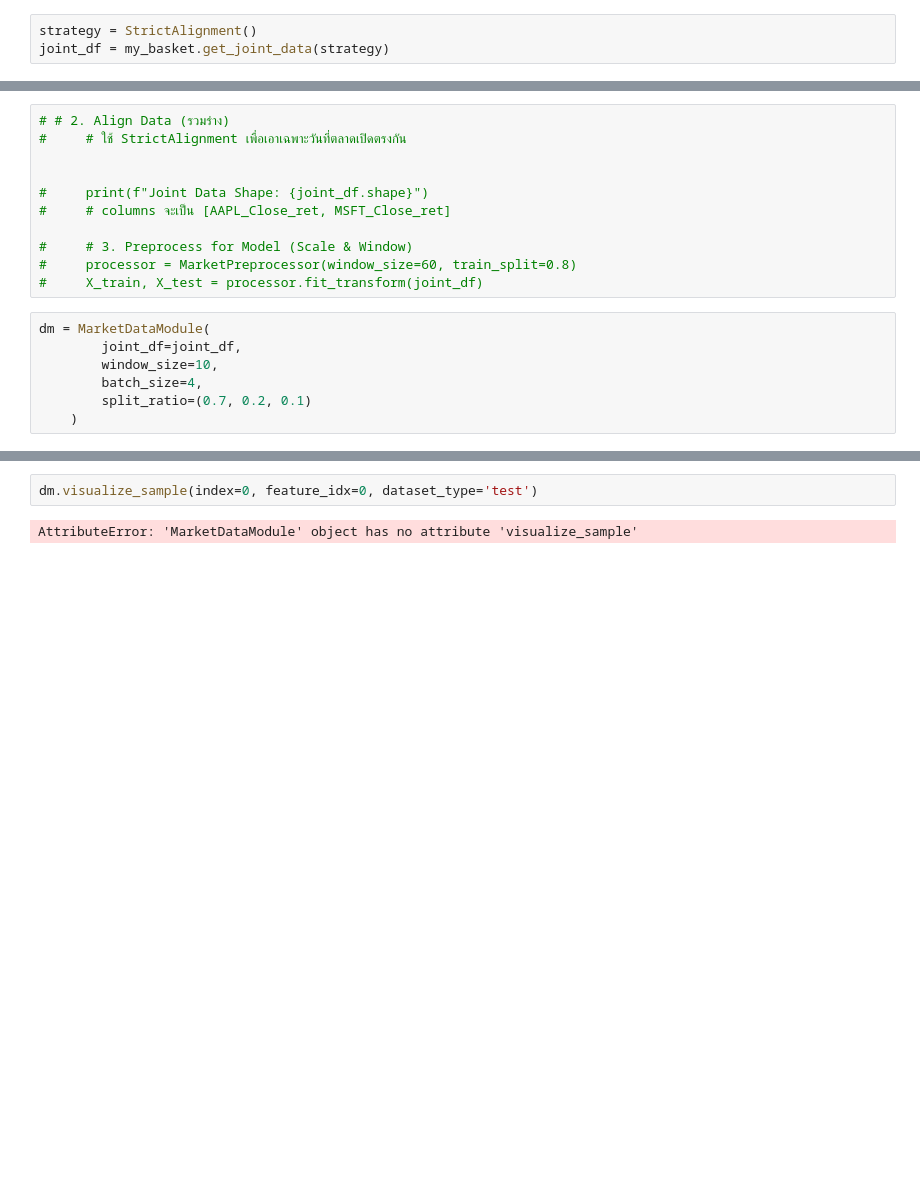
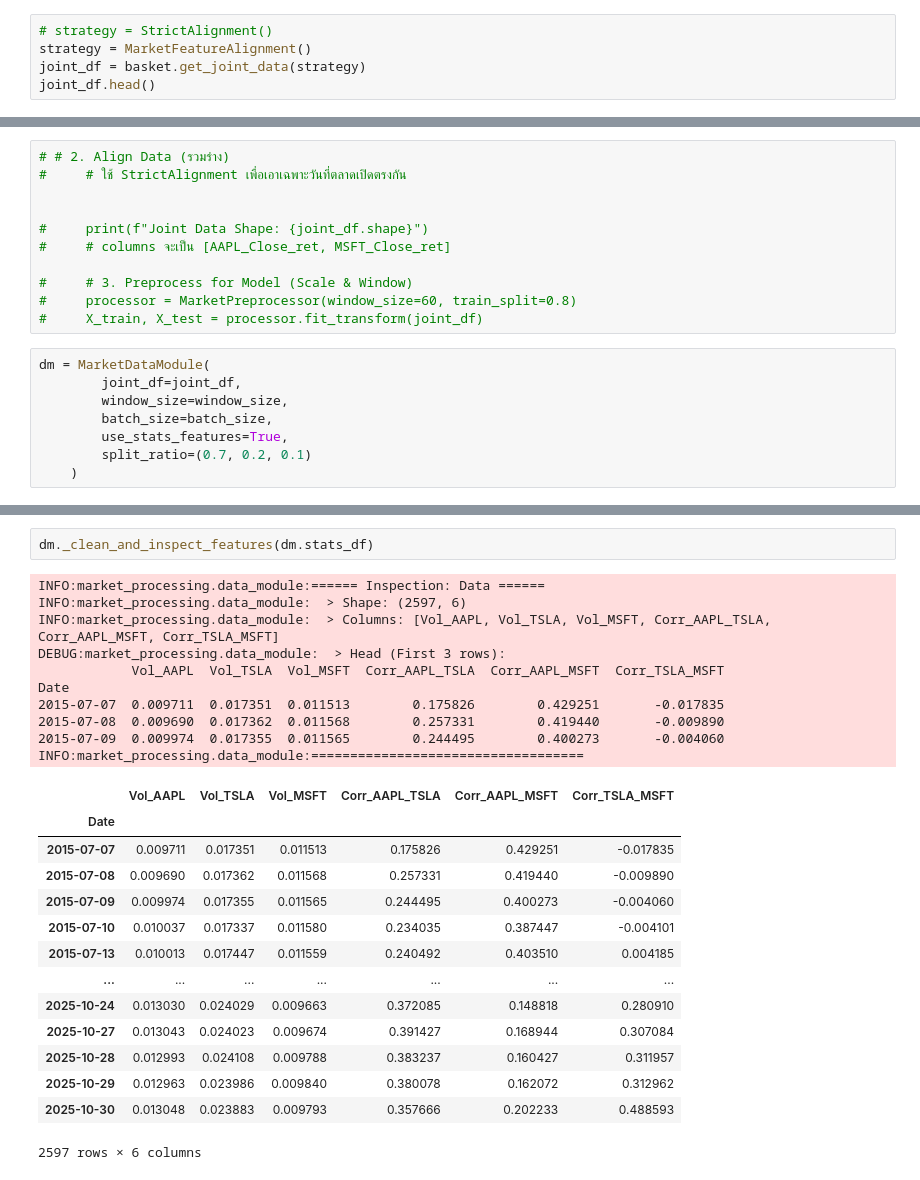
Before and after one commit to Narodomy/Time-Series-Generative-AI-for-Asset-Investment, a Jupyter notebook: notebooks/v4_playground.ipynb, the cells around one changed output, grey strips where cells are left out. Saved outputs shown, nothing was run; the diff lists cells and outputs as text; blank space fills up the shorter version.

```diff
--- a/notebooks/v4_playground.ipynb
+++ b/notebooks/v4_playground.ipynb
@@ -67,4 +81,6 @@ my_basket.plot_assets(title='Log Returns Comparison')
 # %%
-strategy = StrictAlignment()
-joint_df = my_basket.get_joint_data(strategy)
+# strategy = StrictAlignment()
+strategy = MarketFeatureAlignment()
+joint_df = basket.get_joint_data(strategy)
+joint_df.head()
 # %% [output]
@@ -109,8 +109,9 @@ Date
 # %%
 dm = MarketDataModule(
         joint_df=joint_df,
-        window_size=10,
-        batch_size=4,
+        window_size=window_size,
+        batch_size=batch_size,
+        use_stats_features=True,
         split_ratio=(0.7, 0.2, 0.1)
     )
 # %%
@@ -122,4 +133,27 @@ INFO:market_processing.data_module:MarketDataModule setup complete.
-# %%
-dm.visualize_sample(index=0, feature_idx=0, dataset_type='test')
-# %% [output]
-AttributeError: 'MarketDataModule' object has no attribute 'visualize_sample'
+# %%
+dm._clean_and_inspect_features(dm.stats_df)
+# %% [output]
+INFO:market_processing.data_module:====== Inspection: Data ======
+INFO:market_processing.data_module:  > Shape: (2597, 6)
+INFO:market_processing.data_module:  > Columns: [Vol_AAPL, Vol_TSLA, Vol_MSFT, Corr_AAPL_TSLA, Corr_AAPL_MSFT, Corr_TSLA_MSFT]
+DEBUG:market_processing.data_module:  > Head (First 3 rows):
+            Vol_AAPL  Vol_TSLA  Vol_MSFT  Corr_AAPL_TSLA  Corr_AAPL_MSFT  Corr_TSLA_MSFT
+Date
+2015-07-07  0.009711  0.017351  0.011513        0.175826        0.429251       -0.017835
+2015-07-08  0.009690  0.017362  0.011568        0.257331        0.419440       -0.009890
+2015-07-09  0.009974  0.017355  0.011565        0.244495        0.400273       -0.004060
+INFO:market_processing.data_module:===================================
+|  | Vol_AAPL | Vol_TSLA | Vol_MSFT | Corr_AAPL_TSLA | Corr_AAPL_MSFT | Corr_TSLA_MSFT |
+| Date |  |  |  |  |  |  |
+| 2015-07-07 | 0.009711 | 0.017351 | 0.011513 | 0.175826 | 0.429251 | -0.017835 |
+| 2015-07-08 | 0.009690 | 0.017362 | 0.011568 | 0.257331 | 0.419440 | -0.009890 |
+| 2015-07-09 | 0.009974 | 0.017355 | 0.011565 | 0.244495 | 0.400273 | -0.004060 |
+| 2015-07-10 | 0.010037 | 0.017337 | 0.011580 | 0.234035 | 0.387447 | -0.004101 |
+| 2015-07-13 | 0.010013 | 0.017447 | 0.011559 | 0.240492 | 0.403510 | 0.004185 |
+| ... | ... | ... | ... | ... | ... | ... |
+| 2025-10-24 | 0.013030 | 0.024029 | 0.009663 | 0.372085 | 0.148818 | 0.280910 |
+| 2025-10-27 | 0.013043 | 0.024023 | 0.009674 | 0.391427 | 0.168944 | 0.307084 |
+| 2025-10-28 | 0.012993 | 0.024108 | 0.009788 | 0.383237 | 0.160427 | 0.311957 |
+| 2025-10-29 | 0.012963 | 0.023986 | 0.009840 | 0.380078 | 0.162072 | 0.312962 |
+| 2025-10-30 | 0.013048 | 0.023883 | 0.009793 | 0.357666 | 0.202233 | 0.488593 |
+2597 rows × 6 columns
```
Also changed, not shown: parts of 13 cells of this notebook, 10 other files.
